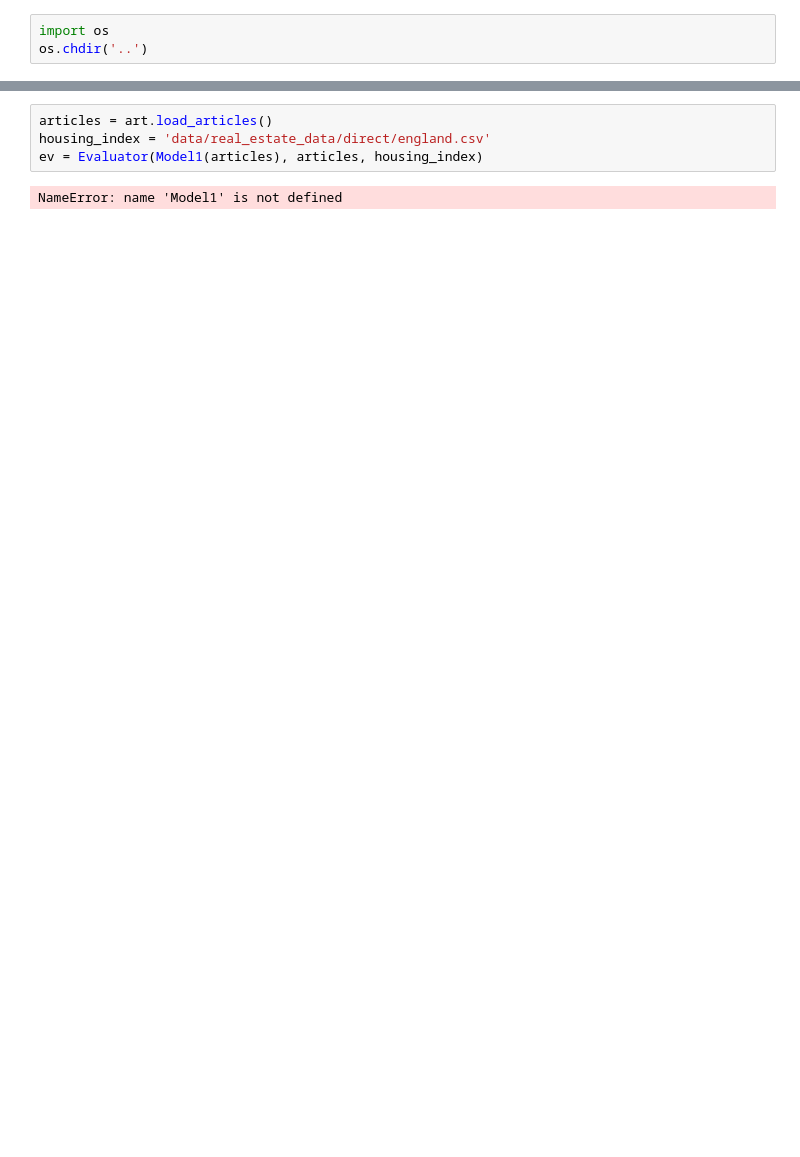
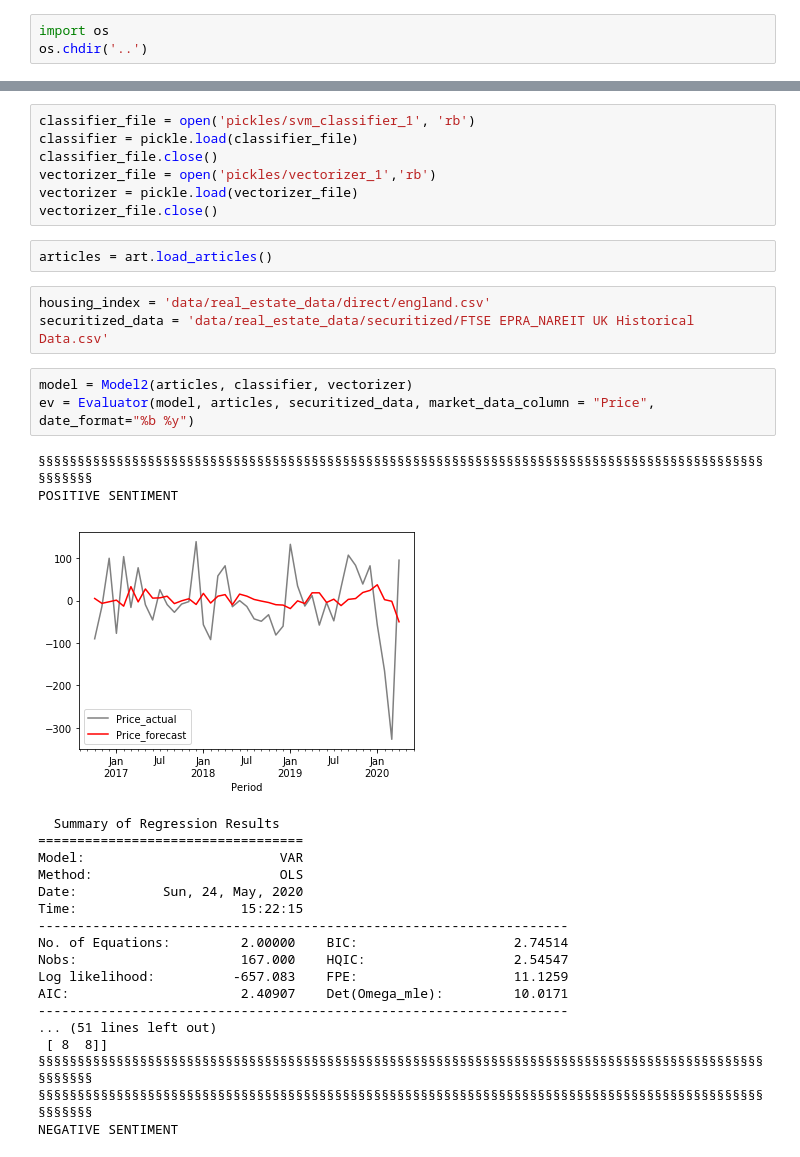
Before and after one commit to Raj1v/real-estate-market-forecasting, a Jupyter notebook: notebooks/Evaluation.ipynb, the cells around one changed output, grey strips where cells are left out. Saved outputs shown, nothing was run; the diff lists cells and outputs as text; blank space fills up the shorter version.

Commit message:
notebook for evaluation of sentiment analysis models

```diff
--- a/notebooks/Evaluation.ipynb
+++ b/notebooks/Evaluation.ipynb
@@ -25,6 +12,36 @@ Negative Scores              -0.073092         1.000000
-# %%
-articles = art.load_articles()
-housing_index = 'data/real_estate_data/direct/england.csv'
-ev = Evaluator(Model1(articles), articles, housing_index)
-# %% [output]
-NameError: name 'Model1' is not defined
+# %%
+classifier_file = open('pickles/svm_classifier_1', 'rb')
+classifier = pickle.load(classifier_file)
+classifier_file.close()
+vectorizer_file = open('pickles/vectorizer_1','rb')
+vectorizer = pickle.load(vectorizer_file)
+vectorizer_file.close()
+# %%
+articles = art.load_articles()
+# %%
+housing_index = 'data/real_estate_data/direct/england.csv'
+securitized_data = 'data/real_estate_data/securitized/FTSE EPRA_NAREIT UK Historical Data.csv'
+# %%
+model = Model2(articles, classifier, vectorizer)
+ev = Evaluator(model, articles, securitized_data, market_data_column = "Price", date_format="%b %y")
+# %% [output]
+§§§§§§§§§§§§§§§§§§§§§§§§§§§§§§§§§§§§§§§§§§§§§§§§§§§§§§§§§§§§§§§§§§§§§§§§§§§§§§§§§§§§§§§§§§§§§§§§§§§§
+POSITIVE SENTIMENT
+[figure, added]
+  Summary of Regression Results
+==================================
+Model:                         VAR
+Method:                        OLS
+Date:           Sun, 24, May, 2020
+Time:                     15:22:15
+--------------------------------------------------------------------
+No. of Equations:         2.00000    BIC:                    2.74514
+Nobs:                     167.000    HQIC:                   2.54547
+Log likelihood:          -657.083    FPE:                    11.1259
+AIC:                      2.40907    Det(Omega_mle):         10.0171
+--------------------------------------------------------------------
+... (51 lines left out)
+ [ 8  8]]
+§§§§§§§§§§§§§§§§§§§§§§§§§§§§§§§§§§§§§§§§§§§§§§§§§§§§§§§§§§§§§§§§§§§§§§§§§§§§§§§§§§§§§§§§§§§§§§§§§§§§
+§§§§§§§§§§§§§§§§§§§§§§§§§§§§§§§§§§§§§§§§§§§§§§§§§§§§§§§§§§§§§§§§§§§§§§§§§§§§§§§§§§§§§§§§§§§§§§§§§§§§
+NEGATIVE SENTIMENT
```
Also changed, not shown: parts of 4 cells of this notebook.
